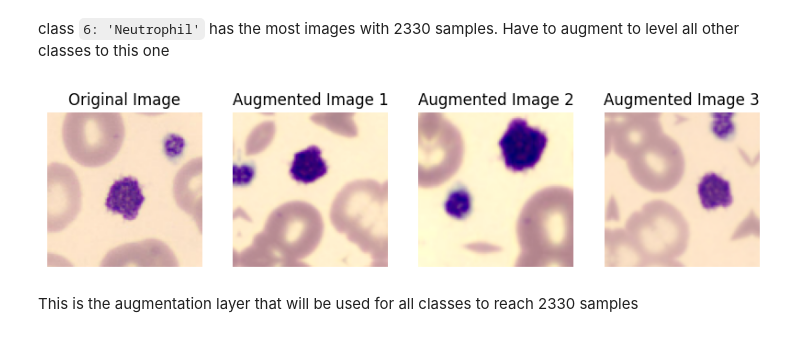
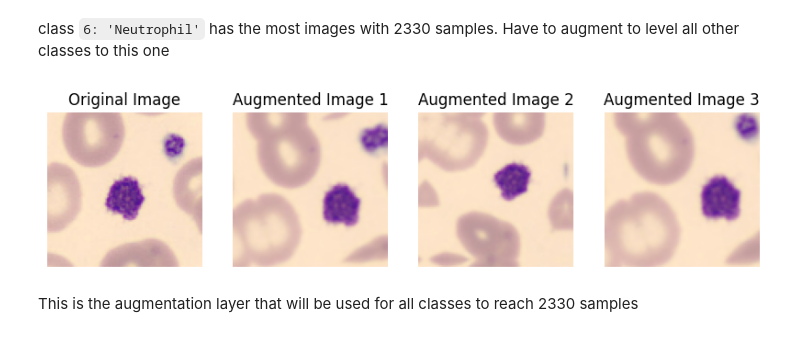
Before and after one commit to sissamatteo29/ANN_Cell_Classification, a Jupyter notebook: data_wrangling.ipynb, the cells around one changed output. Cells and saved outputs as stored; diff of their text form; code cells hidden in the pictures.

```diff
--- a/data_wrangling.ipynb
+++ b/data_wrangling.ipynb
@@ -362,42 +364,39 @@ augmentation = tf.keras.Sequential([
     tfkl.RandomTranslation(0.2,0.2),
     tfkl.RandomRotation(0.2),
     tfkl.RandomZoom(0.2),
-    # Let's try not to change the image, just move it^
-    # tfkl.RandomBrightness(0.5, value_range=(0,1)),
-    tfkl.RandomContrast(0.75),
 ], name='Augmentation')
 
 # Set up the figure and grid layout for displaying images
 fig, axs = plt.subplots(1, 4, figsize=(10, 10))
 
 img = x_clean[0] # Select the first image from the dataset for example
 
 # Display the original image
 axs[0].imshow(img)
 axs[0].axis('off')
 axs[0].set_title('Original Image')
 
 # Apply augmentation and display the first augmented image
 augmented_img = np.clip(augmentation(img), 0., 1.)
 axs[1].imshow(augmented_img)
 axs[1].axis('off')
 axs[1].set_title('Augmented Image 1')
 
 # Apply augmentation and display the second augmented image
 augmented_img = np.clip(augmentation(img), 0., 1.)
 axs[2].imshow(augmented_img)
 axs[2].axis('off')
 axs[2].set_title('Augmented Image 2')
 
 # Apply augmentation and display the third augmented image
 augmented_img = np.clip(augmentation(img), 0., 1.)
 axs[3].imshow(augmented_img)
 axs[3].axis('off')
 axs[3].set_title('Augmented Image 3')
 
 plt.show()
 # %% [output]
-[figure, old version]
+[figure, new version]
 # %% [markdown]
 This is the augmentation layer that will be used for all classes to reach 2330 samples
 # %%
```
Also changed, not shown: parts of 18 cells of this notebook.
